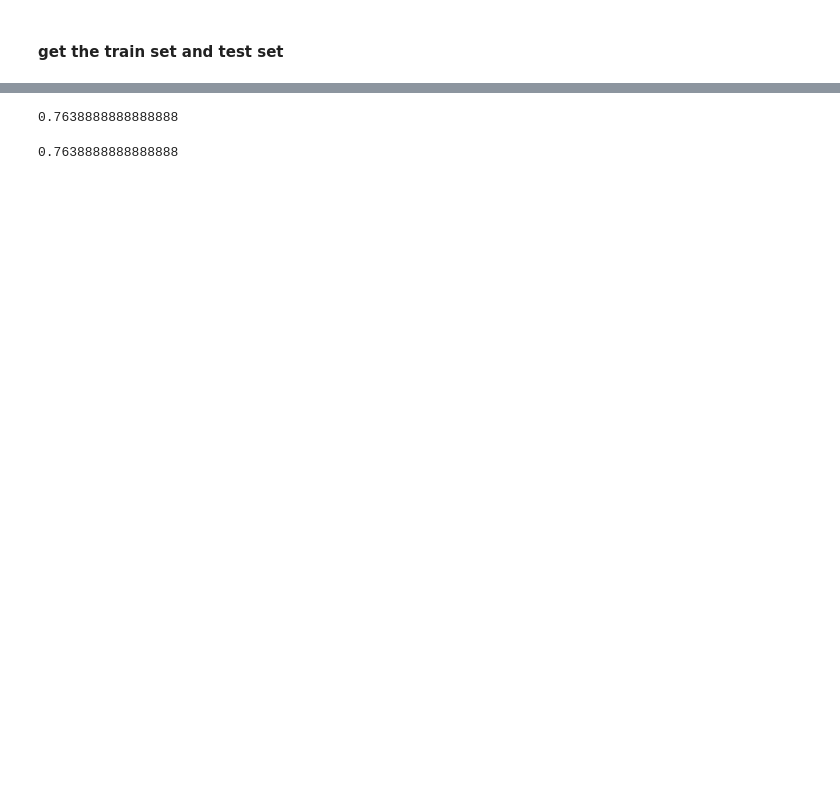
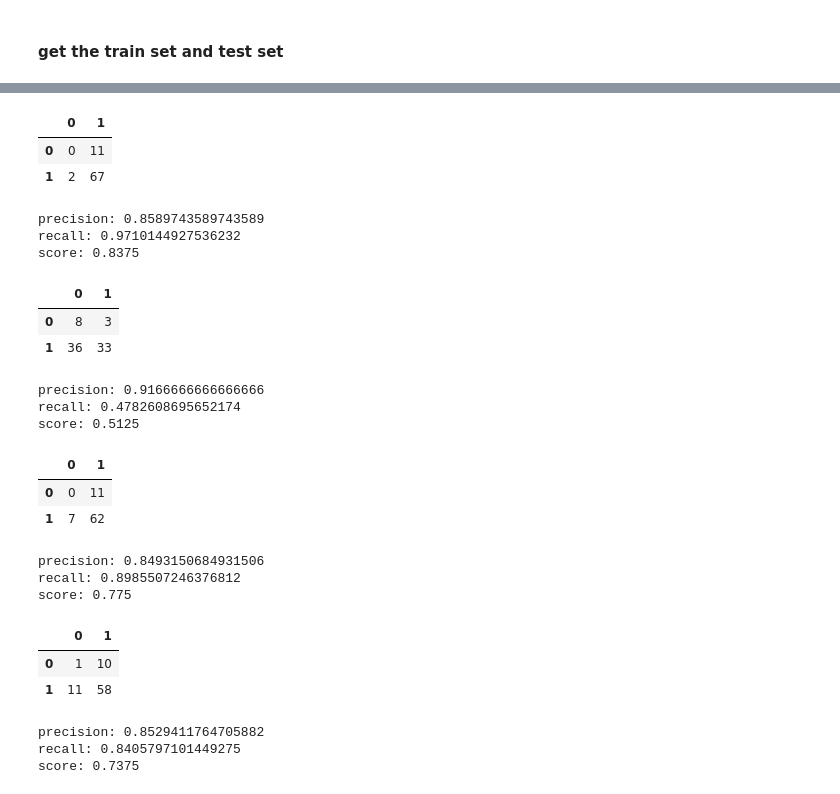
Before and after one commit to k11tqa25/nlp_based_recommender, a Jupyter notebook: basic_ML_model.ipynb, the cells around one changed output, grey strips where cells are left out. Cells and saved outputs as stored; diff of their text form; code cells hidden in the pictures; blank space fills up the shorter version.

Commit message:
update basic machine-learning model

```diff
--- a/basic_ML_model.ipynb
+++ b/basic_ML_model.ipynb
@@ -153,8 +198,8 @@ for i in range(len(test_set)):
     if temp_com_name in Comedians_vector and temp_user_name in user_vector:
         temp_com_list = Comedians_vector[temp_com_name.lower()]
         temp_user_list = user_vector[temp_user_name.lower()]
-        test_data = test_data.append({"perfer1":temp_user_list[0], "perfer2":temp_user_list[1],
-                                        "perfer3": temp_user_list[2], "perfer4": temp_user_list[3],
+        test_data = test_data.append({"prefer1":temp_user_list[0], "prefer2":temp_user_list[1],
+                                        "prefer3": temp_user_list[2], "prefer4": temp_user_list[3],
                                         "style1":temp_com_list[0],"style2":temp_com_list[1],
                                         "style3":temp_com_list[2],"style4":temp_com_list[3],
                                         "polarity":user_comedian_matrix.loc[temp_user_name,temp_com_name]},
@@ -172,13 +217,73 @@ y_test = test_data[["polarity"]]
 # %%
 clf = KNeighborsClassifier()
 clf.fit(X_train, y_train)
-clf.score(X_test,y_test)
+y_pred = clf.predict(X_test)
+pd.DataFrame(confusion_matrix(y_test, y_pred))
 # %% [output]
-0.7638888888888888
+|  | 0 | 1 |
+| 0 | 0 | 11 |
+| 1 | 2 | 67 |
+# %%
+pre = metrics.precision_score(y_test, y_pred)
+rec = metrics.recall_score(y_test, y_pred)
+score = clf.score(X_test,y_test)
+print("precision:", pre, "\nrecall:", rec, "\nscore:", score)
+# %% [output]
+precision: 0.8589743589743589
+recall: 0.9710144927536232
+score: 0.8375
+# %%
+clf = linear_model.SGDClassifier(loss='squared_loss')
+clf.fit(X_train, y_train)
+y_pred = clf.predict(X_test)
+pd.DataFrame(confusion_matrix(y_test, y_pred))
+# %% [output]
+|  | 0 | 1 |
+| 0 | 8 | 3 |
+| 1 | 36 | 33 |
+# %%
+pre = metrics.precision_score(y_test, y_pred)
+rec = metrics.recall_score(y_test, y_pred)
+score = clf.score(X_test,y_test)
+print("precision:", pre, "\nrecall:", rec, "\nscore:", score)
+# %% [output]
+precision: 0.9166666666666666
+recall: 0.4782608695652174
+score: 0.5125
+# %%
+clf = RandomForestClassifier(n_estimators=8)
+clf.fit(X_train, y_train)
+y_pred = clf.predict(X_test)
+pd.DataFrame(confusion_matrix(y_test, y_pred))
+# %% [output]
+|  | 0 | 1 |
+| 0 | 0 | 11 |
+| 1 | 7 | 62 |
+# %%
+pre = metrics.precision_score(y_test, y_pred)
+rec = metrics.recall_score(y_test, y_pred)
+score = clf.score(X_test,y_test)
+print("precision:", pre, "\nrecall:", rec, "\nscore:", score)
+# %% [output]
+precision: 0.8493150684931506
+recall: 0.8985507246376812
+score: 0.775
 # %%
-clf = LogisticRegression(penalty='l2')
+clf = tree.DecisionTreeClassifier()
 clf.fit(X_train, y_train)
-clf.score(X_test,y_test)
+y_pred = clf.predict(X_test)
+pd.DataFrame(confusion_matrix(y_test, y_pred))
 # %% [output]
-0.7638888888888888
+|  | 0 | 1 |
+| 0 | 1 | 10 |
+| 1 | 11 | 58 |
+# %%
+pre = metrics.precision_score(y_test, y_pred)
+rec = metrics.recall_score(y_test, y_pred)
+score = clf.score(X_test,y_test)
+print("precision:", pre, "\nrecall:", rec, "\nscore:", score)
+# %% [output]
+precision: 0.8529411764705882
+recall: 0.8405797101449275
+score: 0.7375
 # %%
```
Also changed, not shown: parts of 21 cells of this notebook.
